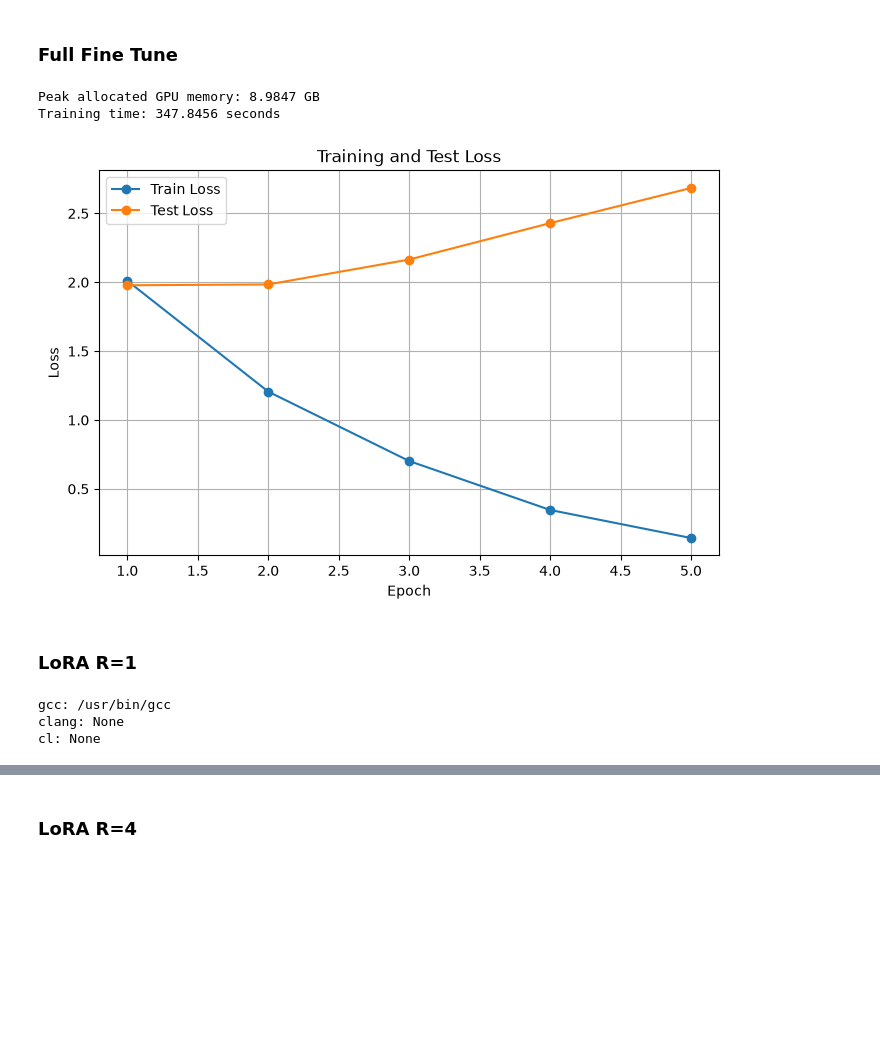
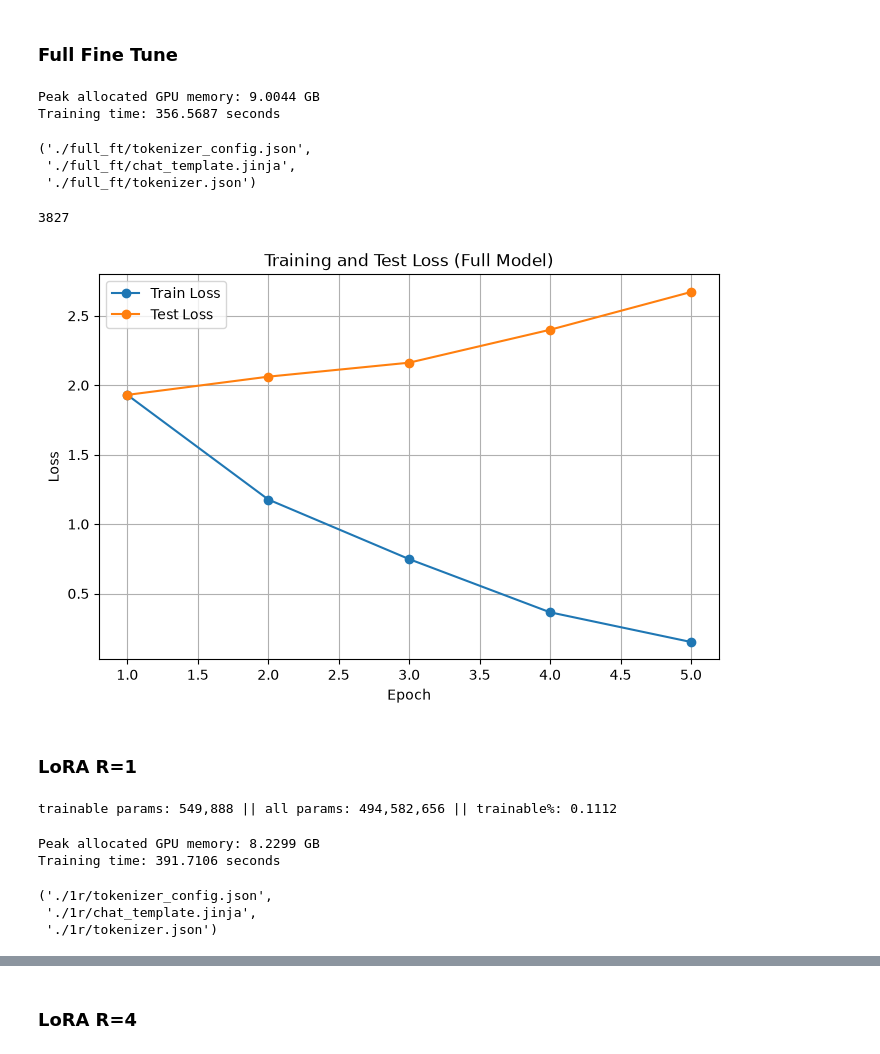
Before and after one commit to john-guerrerio/LM_Agents_HW_1, a Jupyter notebook: lora.ipynb, the cells around one changed output, grey strips where cells are left out. Cells and saved outputs as stored; diff of their text form; code cells hidden in the pictures; blank space fills up the shorter version.

Commit message:
full raw training runs, will eval later

```diff
--- a/lora.ipynb
+++ b/lora.ipynb
@@ -12,3 +14,2 @@ import matplotlib.pyplot as plt
 # %%
-device = "cuda" if torch.cuda.is_available() else "cpu"
-print(device)
+device = "cuda"
@@ -125,10 +127,7 @@ def epoch(train_set, model, optimizer):
         loss = model(input_ids=batch["input_ids"], attention_mask=batch["attention_mask"], labels = batch["labels"]).loss
 
         if not torch.isfinite(loss):
-            print("Got bad loss, exiting")
-            print(f"Tokens: {batch['input_ids']}")
-            print(f"Labels: {batch['labels']}")
-            break
+            raise RuntimeError(f"Got bad loss, exiting. \nTokens: {batch['input_ids']} \nLabels: {batch['labels']}")
 
         loss.backward()
         optimizer.step()
@@ -184,31 +183,43 @@ def train_loop(train_set, test_set, model, optimizer, epochs):
 # %% [markdown]
 ### Full Fine Tune
 # %%
-model = AutoModelForCausalLM.from_pretrained("Qwen/Qwen2.5-0.5B", device_map=device)
-optimizer = AdamW(params=[param for param in model.parameters() if param.requires_grad], lr=LR)
+model_full = AutoModelForCausalLM.from_pretrained("Qwen/Qwen2.5-0.5B", device_map=device)
+optimizer = AdamW(params=[param for param in model_full.parameters() if param.requires_grad], lr=LR)
 # %%
-train_loss_hist, test_loss_hist = train_loop(train_loader, test_loader, model, optimizer, EPOCHS)
-torch.save(model.state_dict(), "full_ft.pt")
+train_loss_hist, test_loss_hist = train_loop(train_loader, test_loader, model_full, optimizer, EPOCHS)
 # %% [output]
-Peak allocated GPU memory: 8.9847 GB
-Training time: 347.8456 seconds
+Peak allocated GPU memory: 9.0044 GB
+Training time: 356.5687 seconds
+# %%
+model_full.save_pretrained("./full_ft")
+tokenizer.save_pretrained("./full_ft")
+# %% [output]
+('./full_ft/tokenizer_config.json',
+ './full_ft/chat_template.jinja',
+ './full_ft/tokenizer.json')
+# %%
+del model_full
+del optimizer
+gc.collect()
+# %% [output]
+3827
 # %%
 epochs = range(1, len(train_loss_hist) + 1)
 
 plt.figure(figsize=(8, 5))
 
 plt.plot(epochs, train_loss_hist, marker="o", label="Train Loss")
 plt.plot(epochs, test_loss_hist, marker="o", label="Test Loss")
 
 plt.xlabel("Epoch")
 plt.ylabel("Loss")
-plt.title("Training and Test Loss")
+plt.title("Training and Test Loss (Full Model)")
 plt.legend()
 plt.grid(True)
 
 plt.show()
 # %% [output]
-[figure, old version]
+[figure, new version]
 # %% [markdown]
 ### LoRA R=1
 # %%
@@ -221,12 +232,9 @@ r16_config = LoraConfig(
                 task_type               = "CAUSAL_LM",
             )
 # %%
-import shutil
-
-print("gcc:", shutil.which("gcc"))
-print("clang:", shutil.which("clang"))
-print("cl:", shutil.which("cl"))
+model = AutoModelForCausalLM.from_pretrained("Qwen/Qwen2.5-0.5B", device_map=device)
+model_1r = get_peft_model(model, r1_config)
-# %% [output]
-gcc: /usr/bin/gcc
-clang: None
-cl: None
+# %%
+model_1r.print_trainable_parameters()
+# %% [output]
+trainable params: 549,888 || all params: 494,582,656 || trainable%: 0.1112
@@ -232,0 +243,12 @@ cl: None
+# %%
+train_loss_hist, test_loss_hist = train_loop(train_loader, test_loader, model_1r, optimizer, EPOCHS)
+model_1r = model_1r.merge_and_unload()
+
+model_1r.save_pretrained("./1r")
+tokenizer.save_pretrained("./1r")
+# %% [output]
+Peak allocated GPU memory: 8.2299 GB
+Training time: 391.7106 seconds
+('./1r/tokenizer_config.json',
+ './1r/chat_template.jinja',
+ './1r/tokenizer.json')
```
Also changed, not shown: parts of 21 cells of this notebook.
